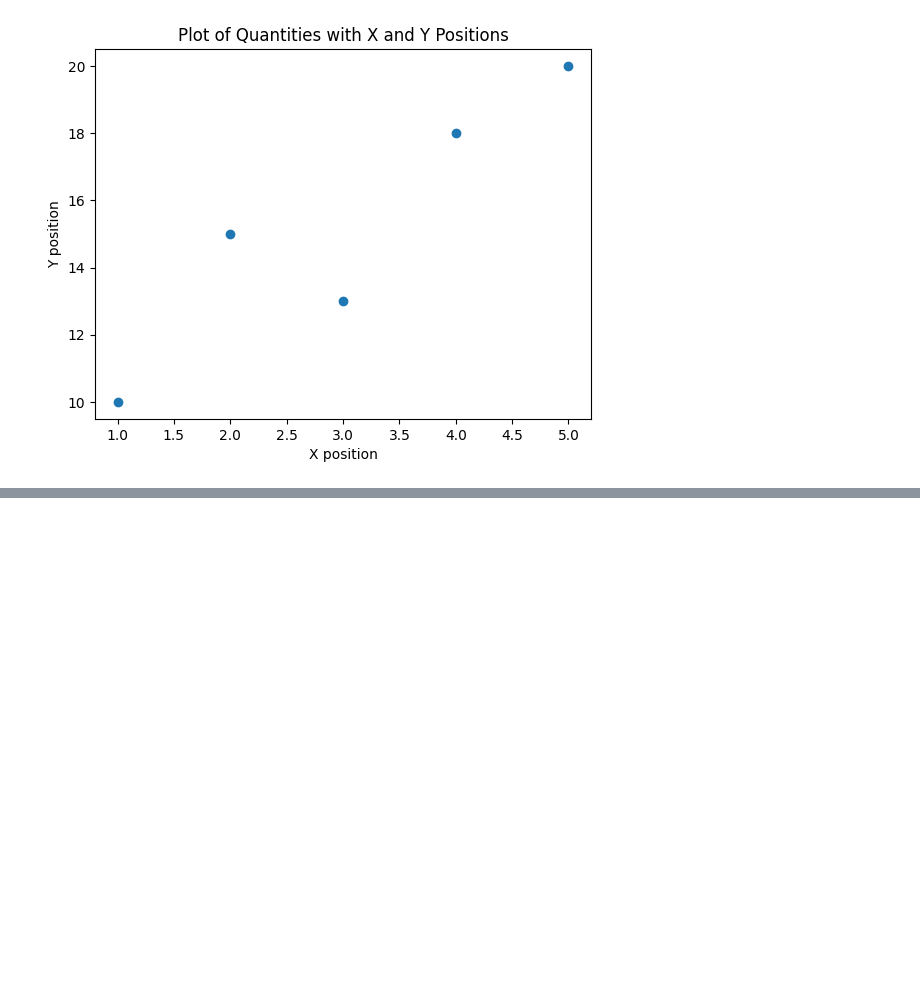
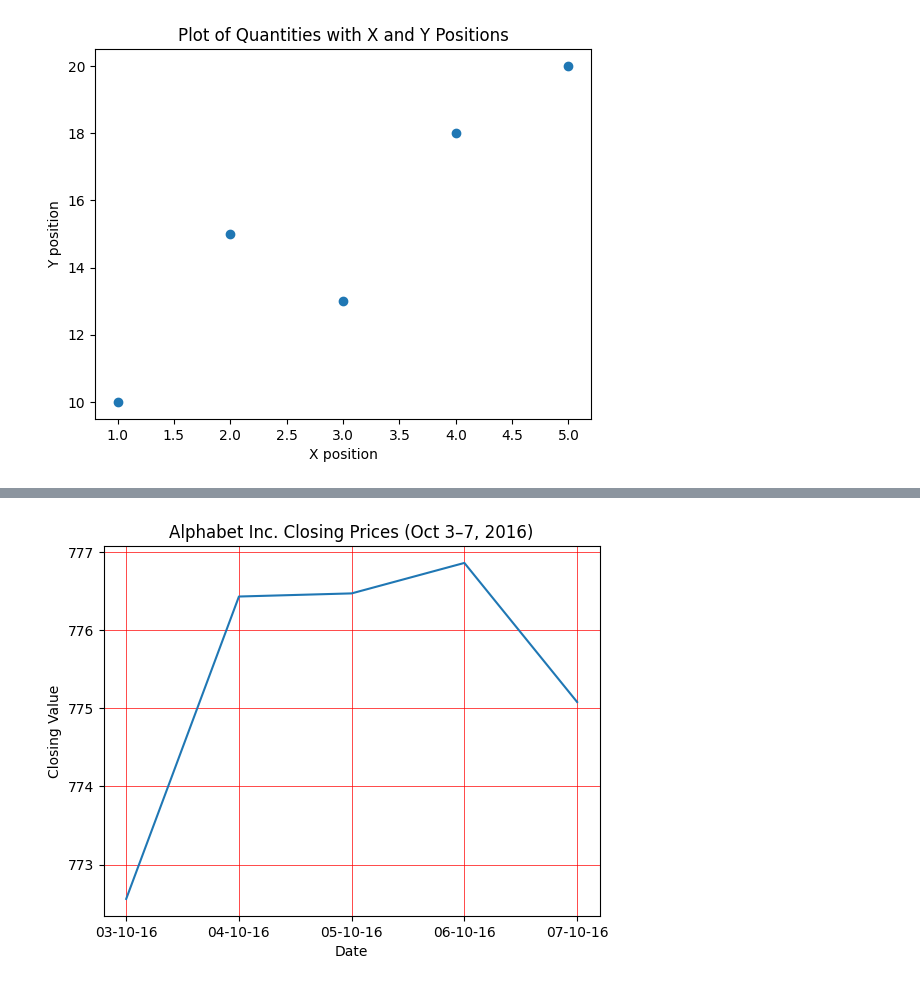
Before and after one commit to Tejeswar23/python-core-, a Jupyter notebook: matplot/practice_matplot.ipynb, the cells around one changed output, grey strips where cells are left out. Cells and saved outputs as stored; diff of their text form; code cells hidden in the pictures; blank space fills up the shorter version.

```diff
--- a/matplot/practice_matplot.ipynb
+++ b/matplot/practice_matplot.ipynb
@@ -158,0 +202,12 @@ plt.show()
+# %%
+# 13 - Customized the grid lines with linestyle -, width .5. and color blue.
+dates = ['03-10-16', '04-10-16', '05-10-16', '06-10-16', '07-10-16']
+values = [772.559998, 776.429993, 776.469971, 776.859985, 775.080017]
+plt.plot(dates,values)
+plt.xlabel("Date")
+plt.ylabel("Closing Value")
+plt.title("Alphabet Inc. Closing Prices (Oct 3–7, 2016)")
+plt.grid(linestyle = '-',linewidth=0.5,color='red')
+plt.show()
+# %% [output]
+[figure, added]
```
Also changed, not shown: parts of 13 cells of this notebook.
